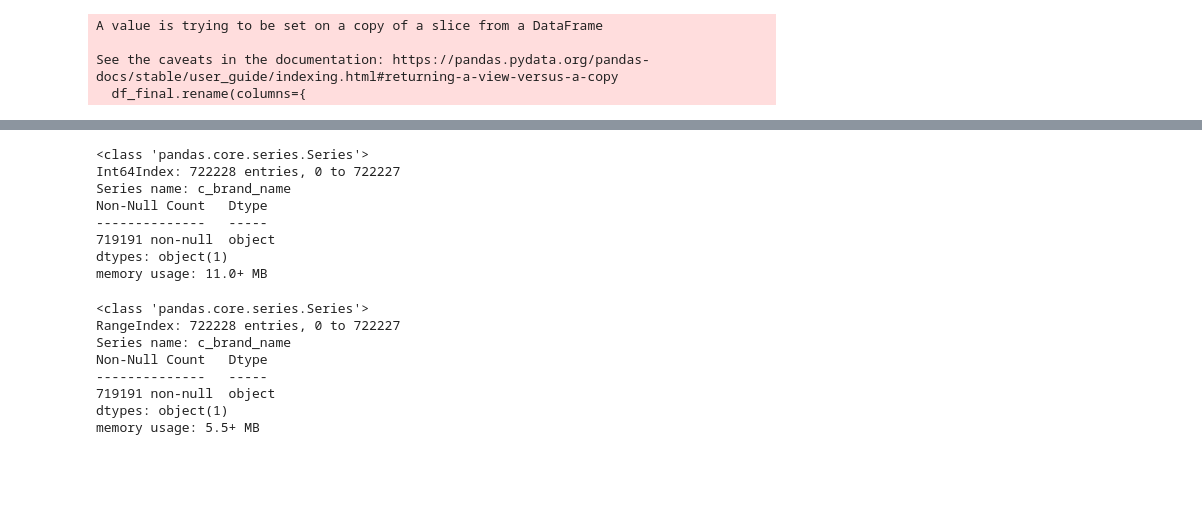
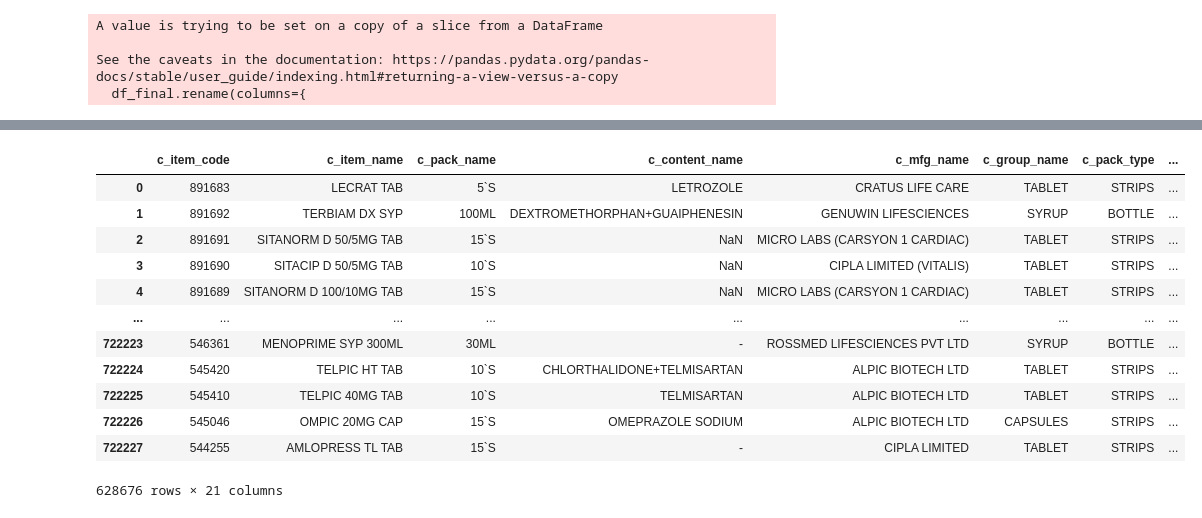
Before and after one commit to Akshay594/THB-Google-Reviews, a Jupyter notebook: MedicineMaster/Medicine Master.ipynb, the cells around one changed output, grey strips where cells are left out. Saved outputs shown, nothing was run; the diff lists cells and outputs as text; code cells hidden in the pictures; blank space fills up the shorter version.

```diff
--- a/MedicineMaster/Medicine Master.ipynb
+++ b/MedicineMaster/Medicine Master.ipynb
@@ -230,2 +242,3 @@ See the caveats in the documentation: https://pandas.pydata.org/pandas-docs/stab
 # %%
-merged_inner = main.merge(df_final, on='c_brand_name', how='left')
+merged_main = main.merge(df_final, on='c_brand_name', how='left')
+merged_main.head()
@@ -232,22 +253,2 @@ merged_inner = main.merge(df_final, on='c_brand_name', how='left')
-# %%
-merged_inner['c_brand_name'].info()
-# %% [output]
-<class 'pandas.core.series.Series'>
-Int64Index: 722228 entries, 0 to 722227
-Series name: c_brand_name
-Non-Null Count   Dtype
---------------   -----
-719191 non-null  object
-dtypes: object(1)
-memory usage: 11.0+ MB
-# %%
-main['c_brand_name'].info()
-# %% [output]
-<class 'pandas.core.series.Series'>
-RangeIndex: 722228 entries, 0 to 722227
-Series name: c_brand_name
-Non-Null Count   Dtype
---------------   -----
-719191 non-null  object
-dtypes: object(1)
-memory usage: 5.5+ MB
+# %%
+merged_main['ACUTE_CHRONIC'].fillna("NA", inplace=True)
@@ -253,0 +259,2 @@ memory usage: 5.5+ MB
+# %%
+merged_main_na = merged_main[merged_main['ACUTE_CHRONIC'] == "NA"]
@@ -253,0 +263,16 @@ memory usage: 5.5+ MB
+# %%
+merged_main_na
+# %% [output]
+|  | c_item_code | c_item_name | c_pack_name | c_content_name | c_mfg_name | c_group_name | c_pack_type | ... |
+| 0 | 891683 | LECRAT TAB | 5`S | LETROZOLE | CRATUS LIFE CARE | TABLET | STRIPS | ... |
+| 1 | 891692 | TERBIAM DX SYP | 100ML | DEXTROMETHORPHAN+GUAIPHENESIN | GENUWIN LIFESCIENCES | SYRUP | BOTTLE | ... |
+| 2 | 891691 | SITANORM D 50/5MG TAB | 15`S | NaN | MICRO LABS (CARSYON 1 CARDIAC) | TABLET | STRIPS | ... |
+| 3 | 891690 | SITACIP D 50/5MG TAB | 10`S | NaN | CIPLA LIMITED (VITALIS) | TABLET | STRIPS | ... |
+| 4 | 891689 | SITANORM D 100/10MG TAB | 15`S | NaN | MICRO LABS (CARSYON 1 CARDIAC) | TABLET | STRIPS | ... |
+| ... | ... | ... | ... | ... | ... | ... | ... | ... |
+| 722223 | 546361 | MENOPRIME SYP 300ML | 30ML | - | ROSSMED LIFESCIENCES PVT LTD | SYRUP | BOTTLE | ... |
+| 722224 | 545420 | TELPIC HT TAB | 10`S | CHLORTHALIDONE+TELMISARTAN | ALPIC BIOTECH LTD | TABLET | STRIPS | ... |
+| 722225 | 545410 | TELPIC 40MG TAB | 10`S | TELMISARTAN | ALPIC BIOTECH LTD | TABLET | STRIPS | ... |
+| 722226 | 545046 | OMPIC 20MG CAP | 15`S | OMEPRAZOLE SODIUM | ALPIC BIOTECH LTD | CAPSULES | STRIPS | ... |
+| 722227 | 544255 | AMLOPRESS TL TAB | 15`S | - | CIPLA LIMITED | TABLET | STRIPS | ... |
+628676 rows × 21 columns
```
Also changed, not shown: parts of 31 cells of this notebook, 34 other files.
